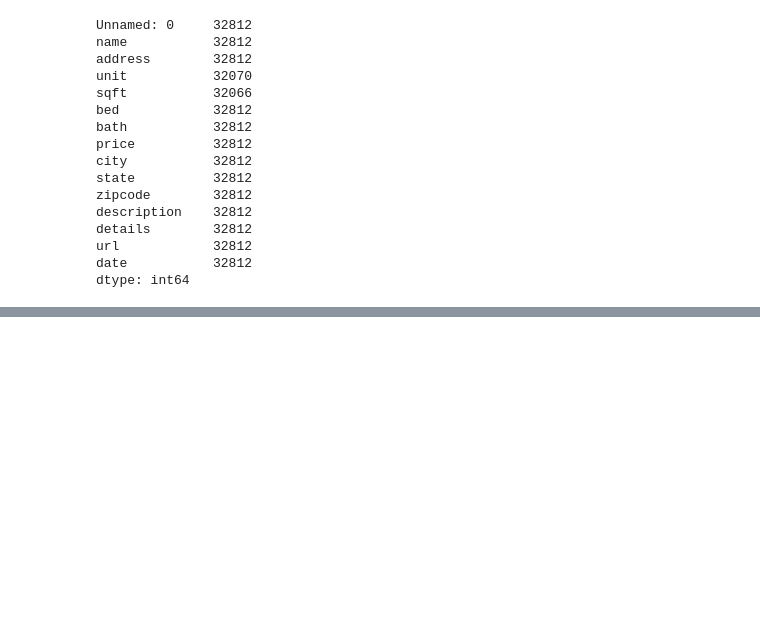
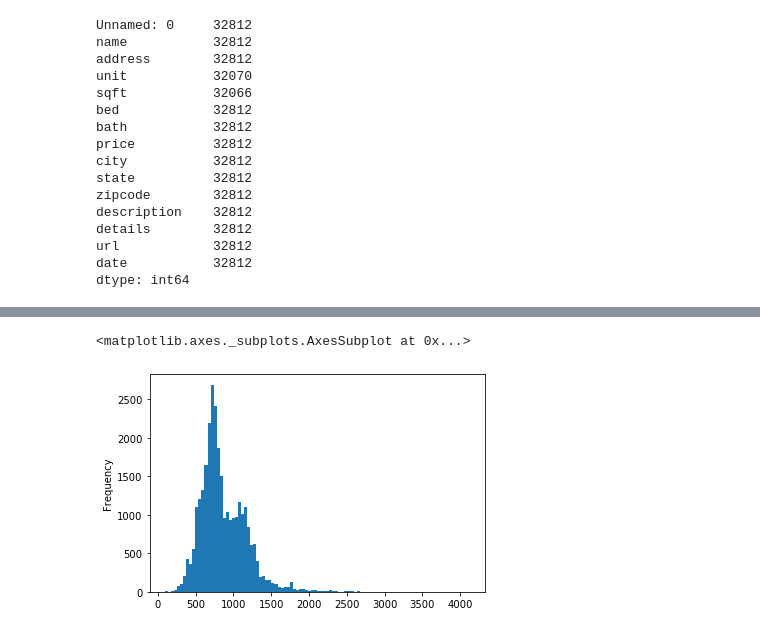
Before and after one commit to Justinandjohnson/Rental_Pricing, a Jupyter notebook: model_BnT.ipynb, the cells around one changed output, grey strips where cells are left out. Drawn from its saved outputs; the diff is of its cells as text; code cells hidden in the pictures; blank space fills up the shorter version.

```diff
--- a/model_BnT.ipynb
+++ b/model_BnT.ipynb
@@ -321,0 +368,5 @@ print(my_dict)
+# %%
+final.sqft.plot.hist(bins=100)
+# %% [output]
+<matplotlib.axes._subplots.AxesSubplot at 0x...>
+[figure, added]
```
Also changed, not shown: parts of 46 cells of this notebook, 1 other file.
